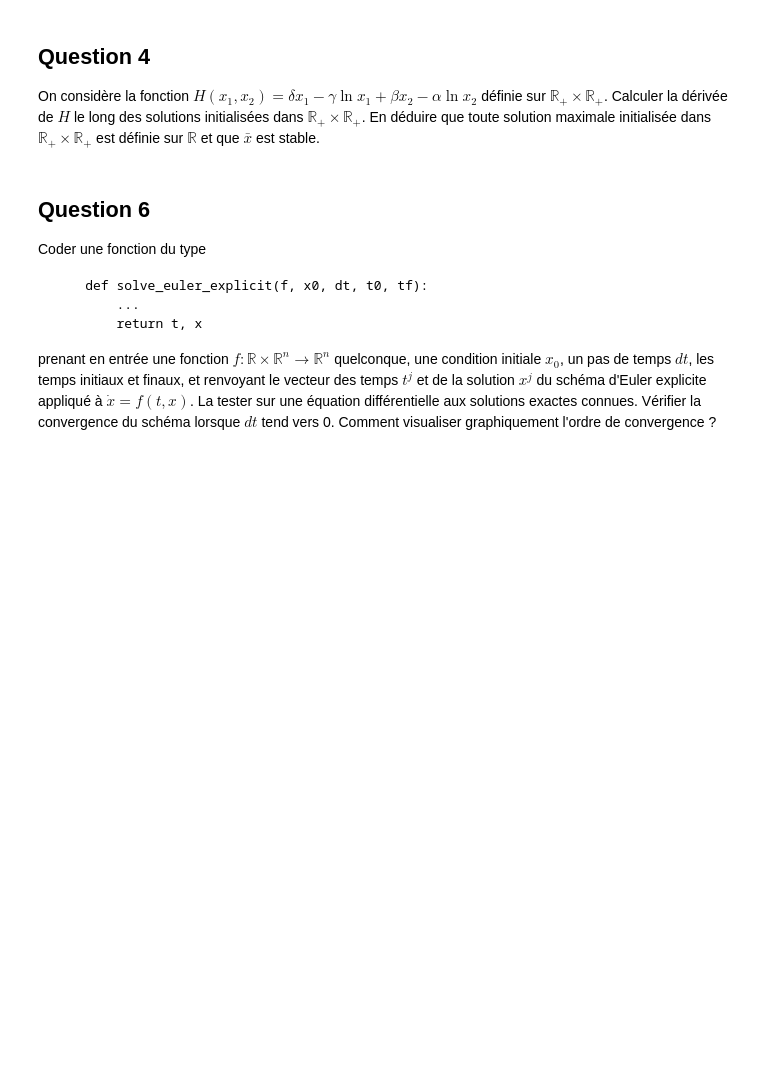
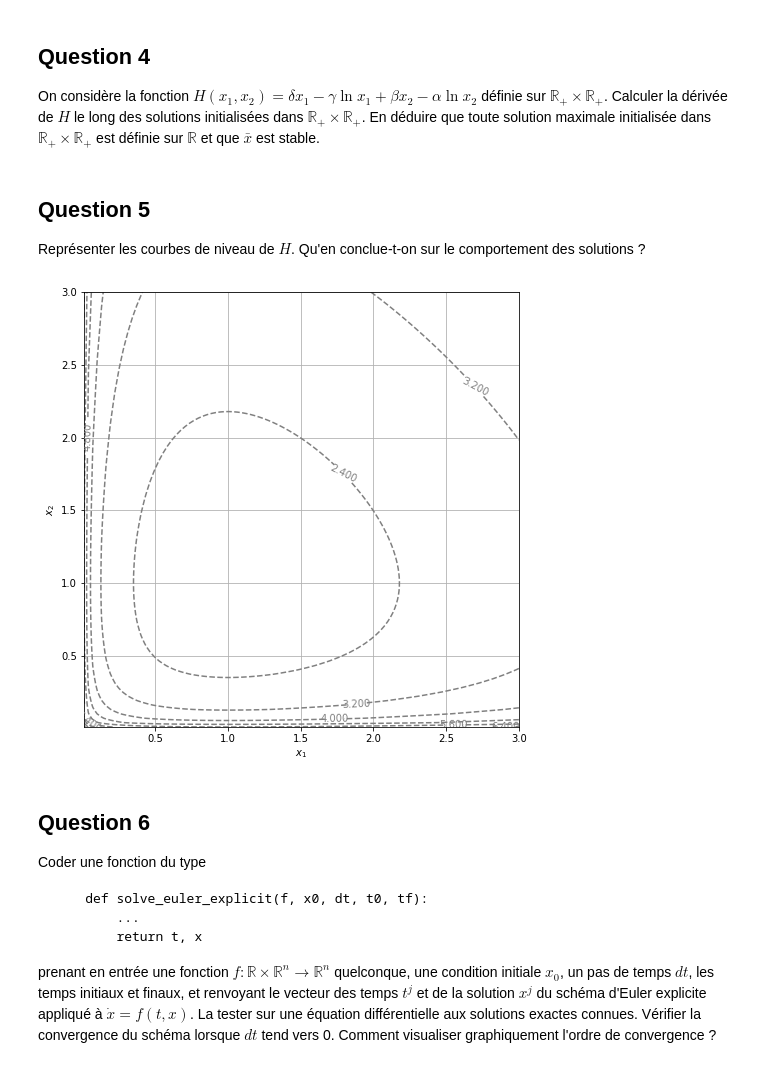
Before and after one commit to plgstalter/lotka_volterra, a Jupyter notebook: projet.ipynb, the cells around one changed output. Drawn from its saved outputs; the diff is of its cells as text; code cells hidden in the pictures; blank space fills up the shorter version.

```diff
--- a/projet.ipynb
+++ b/projet.ipynb
@@ -112,9 +110,41 @@ On considère la fonction
     définie sur $\mathbb{R}_+\times \mathbb{R}_+$.
     Calculer la dérivée de $H$ le long des solutions initialisées dans $\mathbb{R}_+\times \mathbb{R}_+$. En déduire que toute solution maximale initialisée dans $\mathbb{R}_+\times \mathbb{R}_+$ est définie sur $\mathbb{R}$ et que $\bar{x}$ est stable.
 # %%
-def H(X):
+def H_bis(X):
     x, y = X
     return delta*x - gamma*np.log(x)+beta*y-alpha*np.log(y)
+# %% [markdown]
+## Question 5
+
+Représenter les courbes de niveau de $H$. Qu'en conclue-t-on sur le comportement des solutions ?
+# %%
+def display_contour(f, x, y, levels):
+    X, Y = np.meshgrid(x, y)
+    Z = f(X, Y)
+    fig, ax = plt.subplots(figsize=(16,8))
+    contour_set = plt.contour(
+        X, Y, Z, colors="grey", linestyles="dashed",
+        levels=levels
+    )
+    ax.clabel(contour_set)
+    plt.grid(True)
+    plt.xlabel("$x_1$")
+    plt.ylabel("$x_2$")
+    plt.gca().set_aspect("equal")
+
+def H(x1, x2):
+    x1 = np.array(x1)
+    x2 = np.array(x2)
+    return delta*x1 - gamma*np.log(x1) + beta*x2 - alpha*np.log(x2)
+
+display_contour(
+    H,
+    x=np.linspace(0.01, 3, 100),
+    y=np.linspace(0.01, 3, 100),
+    levels=10 # 10 levels, automatically selected
+)
+# %% [output]
+[figure, added]
 # %% [markdown]
 ## Question 6
 
```
Also changed, not shown: parts of 7 cells of this notebook.
